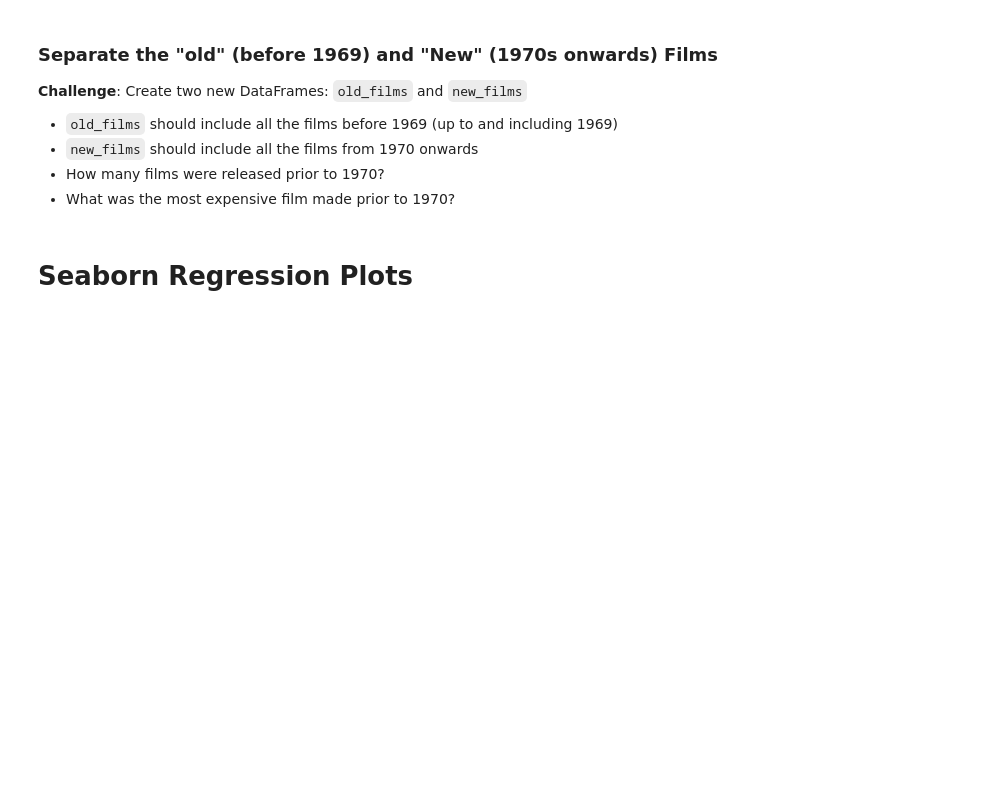
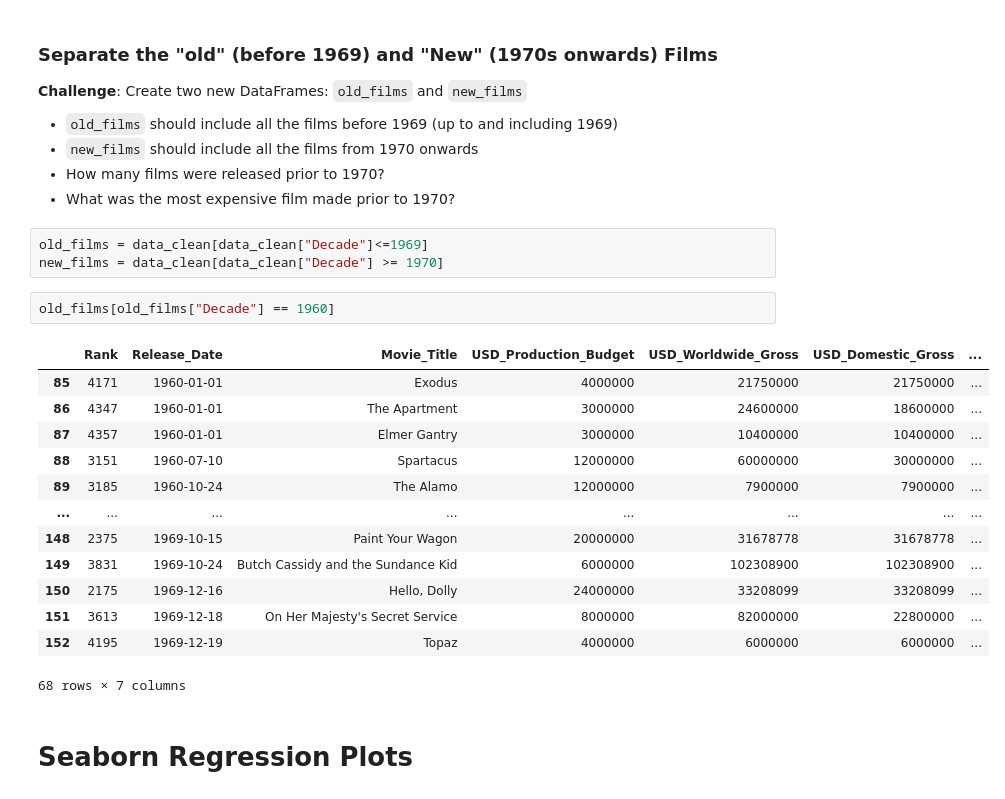
Before and after one commit to BioBrickDevs/100-days-coding-challenge, a Jupyter notebook: Day 77 - Advanced - Linear Regression and Data Visualisation with Seaborn/Seaborn_and_Linear_Regression_(start).ipynb, the cells around one changed output. Cells and saved outputs as stored; diff of their text form; blank space fills up the shorter version.

```diff
--- a/Day 77 - Advanced - Linear Regression and Data Visualisation with Seaborn/Seaborn_and_Linear_Regression_(start).ipynb
+++ b/Day 77 - Advanced - Linear Regression and Data Visualisation with Seaborn/Seaborn_and_Linear_Regression_(start).ipynb
@@ -318,5 +345,24 @@ Here's how:
 * `new_films` should include all the films from 1970 onwards
 * How many films were released prior to 1970?
 * What was the most expensive film made prior to 1970?
+# %%
+old_films = data_clean[data_clean["Decade"]<=1969]
+new_films = data_clean[data_clean["Decade"] >= 1970]
+# %%
+old_films[old_films["Decade"] == 1960]
+# %% [output]
+|  | Rank | Release_Date | Movie_Title | USD_Production_Budget | USD_Worldwide_Gross | USD_Domestic_Gross | ... |
+| 85 | 4171 | 1960-01-01 | Exodus | 4000000 | 21750000 | 21750000 | ... |
+| 86 | 4347 | 1960-01-01 | The Apartment | 3000000 | 24600000 | 18600000 | ... |
+| 87 | 4357 | 1960-01-01 | Elmer Gantry | 3000000 | 10400000 | 10400000 | ... |
+| 88 | 3151 | 1960-07-10 | Spartacus | 12000000 | 60000000 | 30000000 | ... |
+| 89 | 3185 | 1960-10-24 | The Alamo | 12000000 | 7900000 | 7900000 | ... |
+| ... | ... | ... | ... | ... | ... | ... | ... |
+| 148 | 2375 | 1969-10-15 | Paint Your Wagon | 20000000 | 31678778 | 31678778 | ... |
+| 149 | 3831 | 1969-10-24 | Butch Cassidy and the Sundance Kid | 6000000 | 102308900 | 102308900 | ... |
+| 150 | 2175 | 1969-12-16 | Hello, Dolly | 24000000 | 33208099 | 33208099 | ... |
+| 151 | 3613 | 1969-12-18 | On Her Majesty's Secret Service | 8000000 | 82000000 | 22800000 | ... |
+| 152 | 4195 | 1969-12-19 | Topaz | 4000000 | 6000000 | 6000000 | ... |
+68 rows × 7 columns
 # %% [markdown]
 # Seaborn Regression Plots
```
Also changed, not shown: parts of 13 cells of this notebook.
